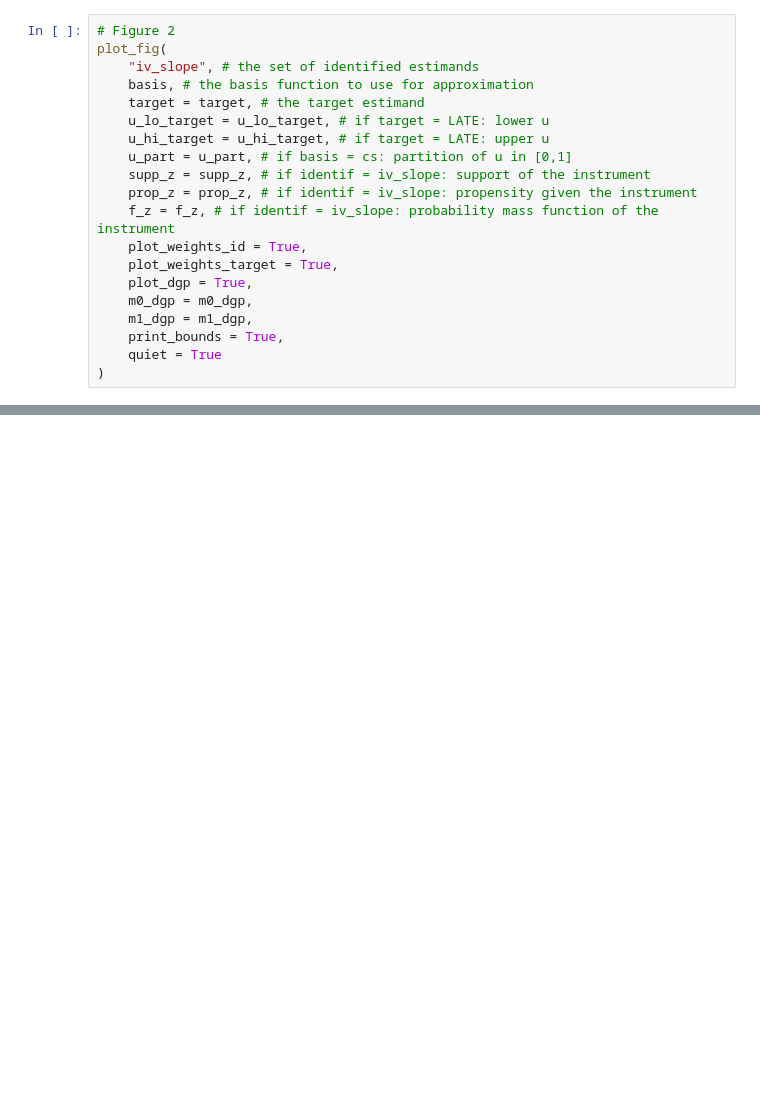
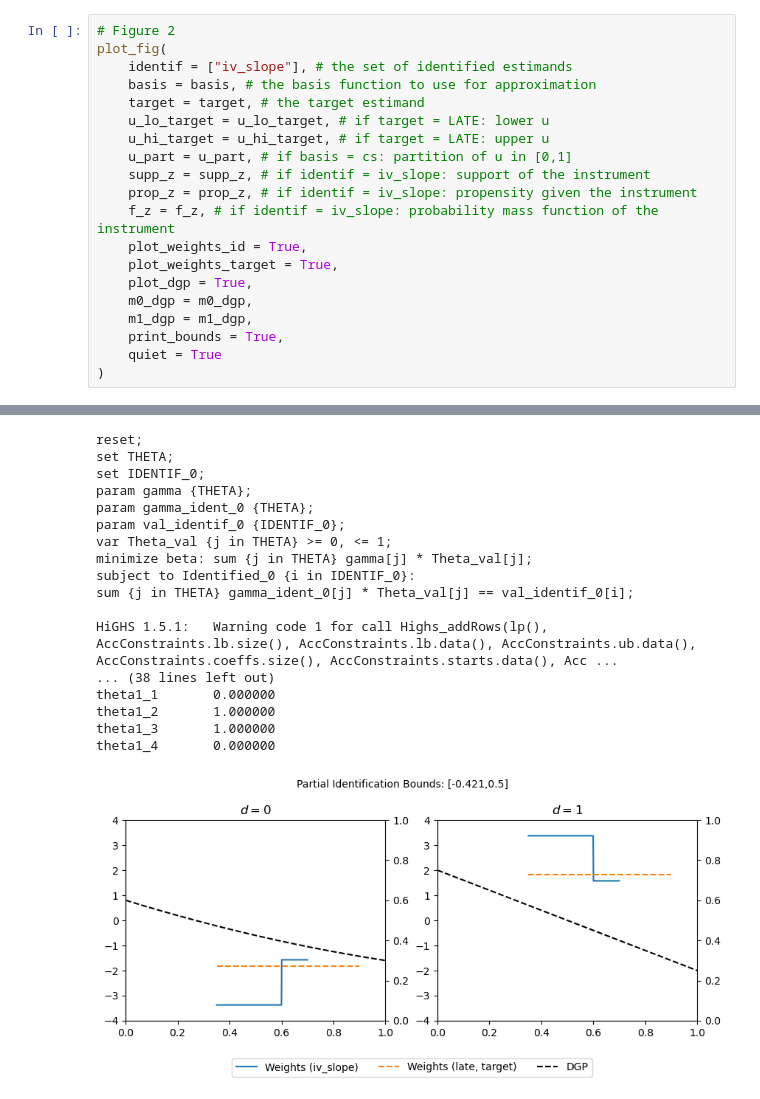
Before and after one commit to buddejul/topics_sim, a Jupyter notebook: src/figures_paper.ipynb, the cells around one changed output, grey strips where cells are left out. Drawn from its saved outputs; the diff is of its cells as text; blank space fills up the shorter version.

```diff
--- a/src/figures_paper.ipynb
+++ b/src/figures_paper.ipynb
@@ -92,8 +73,8 @@ theta1_1       1.000000
 # %%
 # Figure 2
 plot_fig(
-    "iv_slope", # the set of identified estimands
-    basis, # the basis function to use for approximation
+    identif = ["iv_slope"], # the set of identified estimands
+    basis = basis, # the basis function to use for approximation
     target = target, # the target estimand
     u_lo_target = u_lo_target, # if target = LATE: lower u
     u_hi_target = u_hi_target, # if target = LATE: upper u
@@ -109,3 +90,4 @@ plot_fig(
     print_bounds = True,
     quiet = True
 )
+# %% [output]
@@ -111,0 +104,18 @@ plot_fig(
+reset;
+set THETA;
+set IDENTIF_0;
+param gamma {THETA};
+param gamma_ident_0 {THETA};
+param val_identif_0 {IDENTIF_0};
+var Theta_val {j in THETA} >= 0, <= 1;
+minimize beta: sum {j in THETA} gamma[j] * Theta_val[j];
+subject to Identified_0 {i in IDENTIF_0}:
+sum {j in THETA} gamma_ident_0[j] * Theta_val[j] == val_identif_0[i];
+
+HiGHS 1.5.1:   Warning code 1 for call Highs_addRows(lp(), AccConstraints.lb.size(), AccConstraints.lb.data(), AccConstraints.ub.data(), AccConstraints.coeffs.size(), AccConstraints.starts.data(), Acc ...
+... (38 lines left out)
+theta1_1       0.000000
+theta1_2       1.000000
+theta1_3       1.000000
+theta1_4       0.000000
+[figure, added]
```
Also changed, not shown: parts of 11 cells of this notebook, 6 other files.
